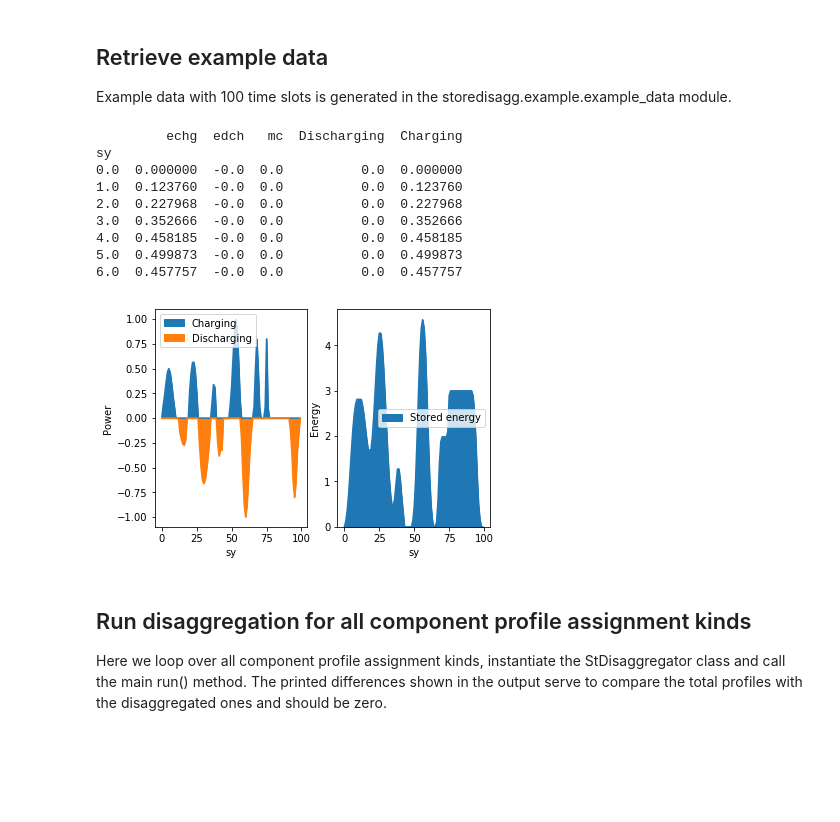
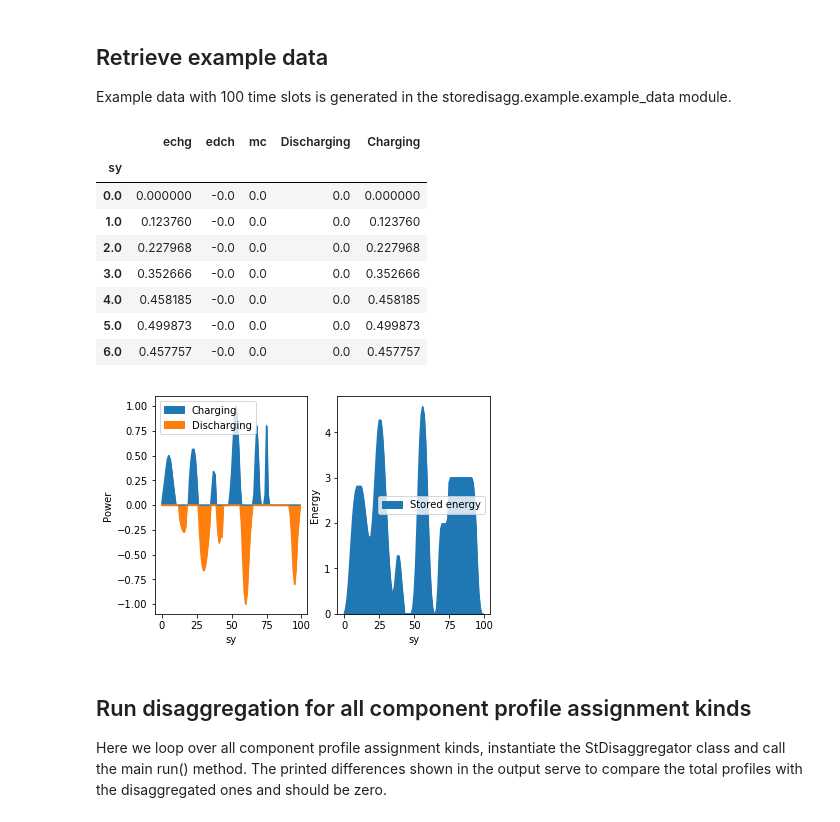
Before and after one commit to mcsoini/storage-disaggregator, a Jupyter notebook: example/std_example.ipynb, the cells around one changed output. Cells and saved outputs as stored; diff of their text form; code cells hidden in the pictures; blank space fills up the shorter version.

Commit message:
notebook example switch to display

```diff
--- a/example/std_example.ipynb
+++ b/example/std_example.ipynb
@@ -48,26 +28,26 @@ Example data with 100 time slots is generated in the storedisagg.example.example
 # %%
 df = std.get_example_data_100()
 
 fig, ax = plt.subplots(1, 2)
 
 dfplot = df.set_index('sy').assign(Discharging=-df['edch'], Charging=df['echg'])
-print(dfplot.head(7))
+display(dfplot.head(7))
 
 dfplot['Stored energy'] = dfplot[['Charging', 'Discharging']].sum(axis=1).cumsum()
 
 dfplot[['Charging', 'Discharging']].plot.area(ax=ax[0])
 dfplot[['Stored energy']].plot.area(ax=ax[1])
 for iax, ylab in enumerate(['Power', 'Energy']): ax[iax].set_ylabel(ylab)
 # %% [output]
-         echg  edch   mc  Discharging  Charging
-sy
-0.0  0.000000  -0.0  0.0          0.0  0.000000
-1.0  0.123760  -0.0  0.0          0.0  0.123760
-2.0  0.227968  -0.0  0.0          0.0  0.227968
-3.0  0.352666  -0.0  0.0          0.0  0.352666
-4.0  0.458185  -0.0  0.0          0.0  0.458185
-5.0  0.499873  -0.0  0.0          0.0  0.499873
-6.0  0.457757  -0.0  0.0          0.0  0.457757
+|  | echg | edch | mc | Discharging | Charging |
+| sy |  |  |  |  |  |
+| 0.0 | 0.000000 | -0.0 | 0.0 | 0.0 | 0.000000 |
+| 1.0 | 0.123760 | -0.0 | 0.0 | 0.0 | 0.123760 |
+| 2.0 | 0.227968 | -0.0 | 0.0 | 0.0 | 0.227968 |
+| 3.0 | 0.352666 | -0.0 | 0.0 | 0.0 | 0.352666 |
+| 4.0 | 0.458185 | -0.0 | 0.0 | 0.0 | 0.458185 |
+| 5.0 | 0.499873 | -0.0 | 0.0 | 0.0 | 0.499873 |
+| 6.0 | 0.457757 | -0.0 | 0.0 | 0.0 | 0.457757 |
 [figure]
 # %% [markdown]
 ## Run disaggregation for all component profile assignment kinds
```
Also changed, not shown: parts of 5 cells of this notebook.
